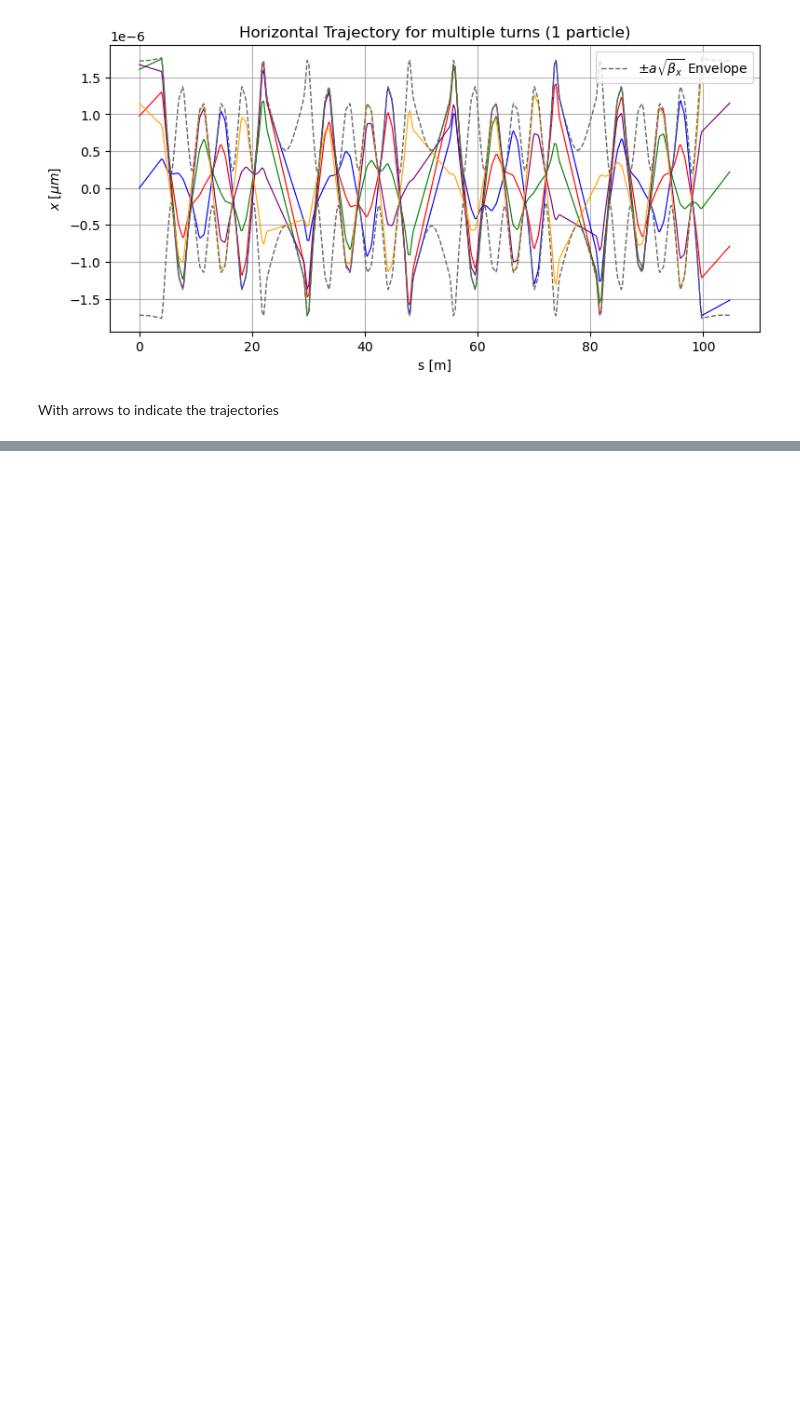
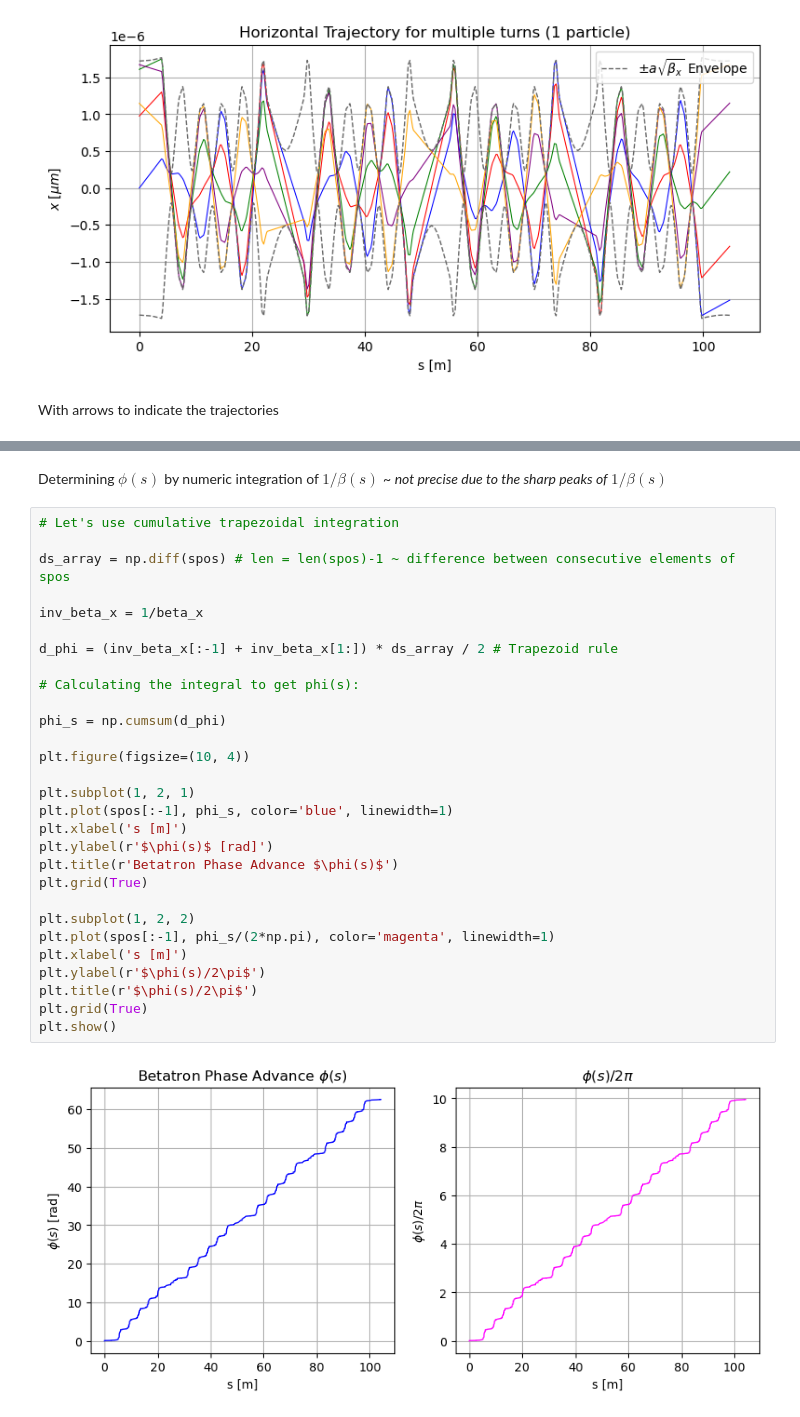
Before and after one commit to HenriqueWS11/fac-henrique, a Jupyter notebook: coding/initial_explorations/betatron_trajectories.ipynb, the cells around one changed output, grey strips where cells are left out. Cells and saved outputs as stored; diff of their text form; blank space fills up the shorter version.

```diff
--- a/coding/initial_explorations/betatron_trajectories.ipynb
+++ b/coding/initial_explorations/betatron_trajectories.ipynb
@@ -569,0 +651,33 @@ plt.show()
+# %% [markdown]
+Determining $\phi(s)$ by numeric integration of $1/\beta(s)$ ~ *not precise due to the sharp peaks of*  $1/\beta(s)$
+# %%
+# Let's use cumulative trapezoidal integration
+
+ds_array = np.diff(spos) # len = len(spos)-1 ~ difference between consecutive elements of spos
+
+inv_beta_x = 1/beta_x
+
+d_phi = (inv_beta_x[:-1] + inv_beta_x[1:]) * ds_array / 2 # Trapezoid rule
+
+# Calculating the integral to get phi(s):
+
+phi_s = np.cumsum(d_phi)
+
+plt.figure(figsize=(10, 4))
+
+plt.subplot(1, 2, 1)
+plt.plot(spos[:-1], phi_s, color='blue', linewidth=1)
+plt.xlabel('s [m]')
+plt.ylabel(r'$\phi(s)$ [rad]')
+plt.title(r'Betatron Phase Advance $\phi(s)$')
+plt.grid(True)
+
+plt.subplot(1, 2, 2)
+plt.plot(spos[:-1], phi_s/(2*np.pi), color='magenta', linewidth=1)
+plt.xlabel('s [m]')
+plt.ylabel(r'$\phi(s)/2\pi$')
+plt.title(r'$\phi(s)/2\pi$')
+plt.grid(True)
+plt.show()
+# %% [output]
+[figure, added]
```
Also changed, not shown: parts of 50 cells of this notebook, 1 other file.
